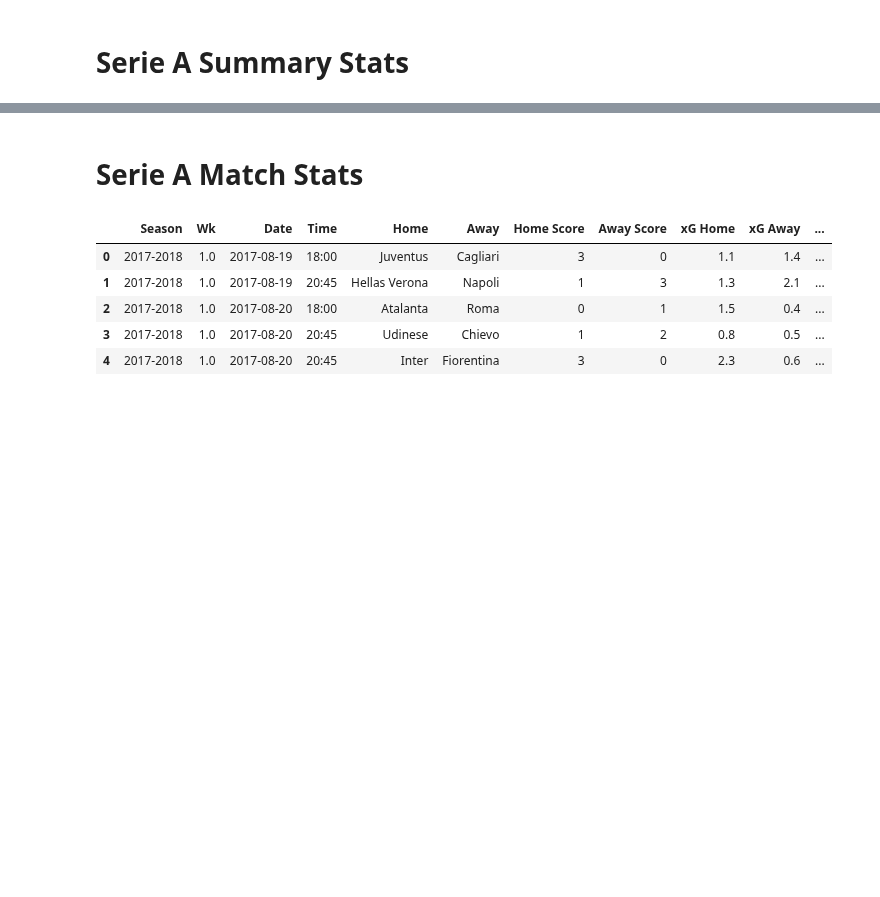
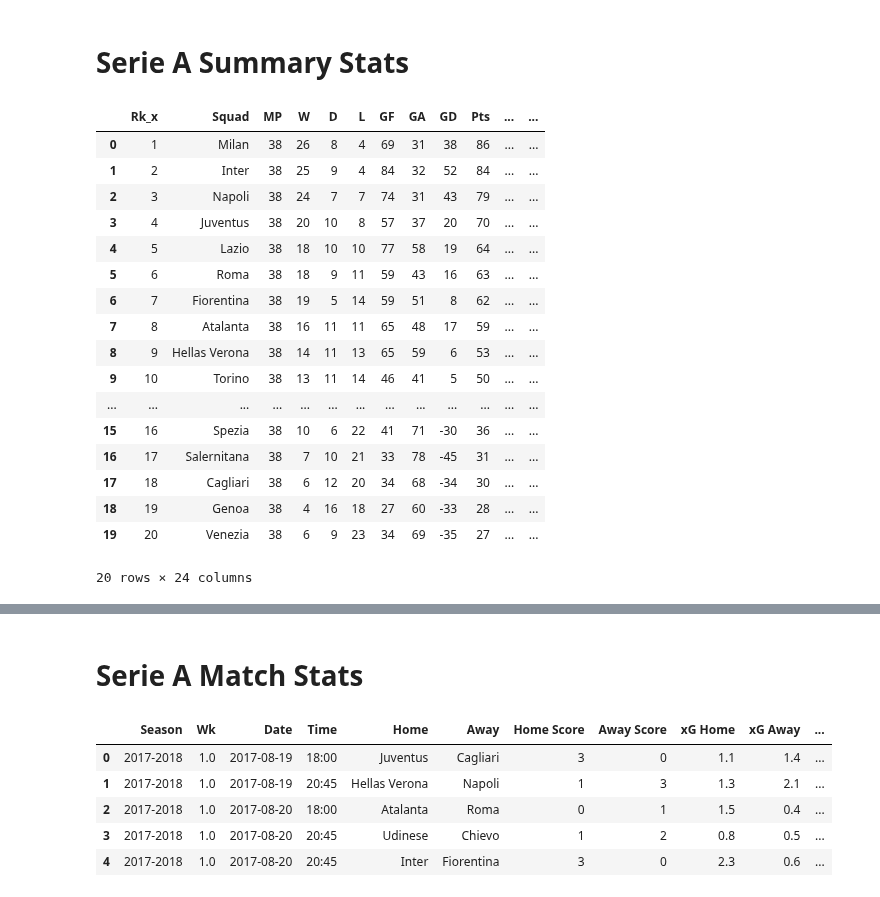
Before and after one commit to GurpreetChugh/Project-Football, a Jupyter notebook: Serie_A.ipynb, the cells around one changed output, grey strips where cells are left out. Saved outputs shown, nothing was run; the diff lists cells and outputs as text; code cells hidden in the pictures; blank space fills up the shorter version.

Commit message:
adjust merge

```diff
--- a/Serie_A.ipynb
+++ b/Serie_A.ipynb
@@ -76,11 +76,31 @@ serie_a_wages_2021_df = pd.DataFrame(table_2021[0])
 serie_a_wages_2122_df = pd.DataFrame(table_2122[0])
 # %%
 # Merge wages and season summary for each season
-serie_a_1718_merged_df = pd.merge(serie_a_wages_1718_df, serie_a_summary_1718_df, how="left", on=['Squad'])
-serie_a_1819_merged_df = pd.merge(serie_a_wages_1819_df, serie_a_summary_1819_df, how="left", on=['Squad'])
-serie_a_1920_merged_df = pd.merge(serie_a_wages_1920_df, serie_a_summary_1920_df, how="left", on=['Squad'])
-serie_a_2021_merged_df = pd.merge(serie_a_wages_2021_df, serie_a_summary_2021_df, how="left", on=['Squad'])
-serie_a_2122_merged_df = pd.merge(serie_a_wages_2122_df, serie_a_summary_2122_df, how="left", on=['Squad'])
+serie_a_1718_merged_df = pd.merge(serie_a_summary_1718_df, serie_a_wages_1718_df,  how="left", on=['Squad'])
+serie_a_1819_merged_df = pd.merge(serie_a_summary_1819_df, serie_a_wages_1819_df,  how="left", on=['Squad'])
+serie_a_1920_merged_df = pd.merge(serie_a_summary_1920_df, serie_a_wages_1920_df,  how="left", on=['Squad'])
+serie_a_2021_merged_df = pd.merge(serie_a_summary_2021_df, serie_a_wages_2021_df,  how="left", on=['Squad'])
+serie_a_2122_merged_df = pd.merge(serie_a_summary_2122_df, serie_a_wages_2122_df,  how="left", on=['Squad'])
+serie_a_2122_merged_df
+# %% [output]
+|  | Rk_x | Squad | MP | W | D | L | GF | GA | GD | Pts | ... | ... |
+| 0 | 1 | Milan | 38 | 26 | 8 | 4 | 69 | 31 | 38 | 86 | ... | ... |
+| 1 | 2 | Inter | 38 | 25 | 9 | 4 | 84 | 32 | 52 | 84 | ... | ... |
+| 2 | 3 | Napoli | 38 | 24 | 7 | 7 | 74 | 31 | 43 | 79 | ... | ... |
+| 3 | 4 | Juventus | 38 | 20 | 10 | 8 | 57 | 37 | 20 | 70 | ... | ... |
+| 4 | 5 | Lazio | 38 | 18 | 10 | 10 | 77 | 58 | 19 | 64 | ... | ... |
+| 5 | 6 | Roma | 38 | 18 | 9 | 11 | 59 | 43 | 16 | 63 | ... | ... |
+| 6 | 7 | Fiorentina | 38 | 19 | 5 | 14 | 59 | 51 | 8 | 62 | ... | ... |
+| 7 | 8 | Atalanta | 38 | 16 | 11 | 11 | 65 | 48 | 17 | 59 | ... | ... |
+| 8 | 9 | Hellas Verona | 38 | 14 | 11 | 13 | 65 | 59 | 6 | 53 | ... | ... |
+| 9 | 10 | Torino | 38 | 13 | 11 | 14 | 46 | 41 | 5 | 50 | ... | ... |
+| ... | ... | ... | ... | ... | ... | ... | ... | ... | ... | ... | ... | ... |
+| 15 | 16 | Spezia | 38 | 10 | 6 | 22 | 41 | 71 | -30 | 36 | ... | ... |
+| 16 | 17 | Salernitana | 38 | 7 | 10 | 21 | 33 | 78 | -45 | 31 | ... | ... |
+| 17 | 18 | Cagliari | 38 | 6 | 12 | 20 | 34 | 68 | -34 | 30 | ... | ... |
+| 18 | 19 | Genoa | 38 | 4 | 16 | 18 | 27 | 60 | -33 | 28 | ... | ... |
+| 19 | 20 | Venezia | 38 | 6 | 9 | 23 | 34 | 69 | -35 | 27 | ... | ... |
+20 rows × 24 columns
 # %%
 #  Merge the Age tables for each season
 serie_a_1718_complete_df = pd.merge(serie_a_1718_merged_df, serie_a_team_age_1718_df, how="left", on=["Squad"])
```
Also changed, not shown: parts of 2 cells of this notebook, 1 other file.
